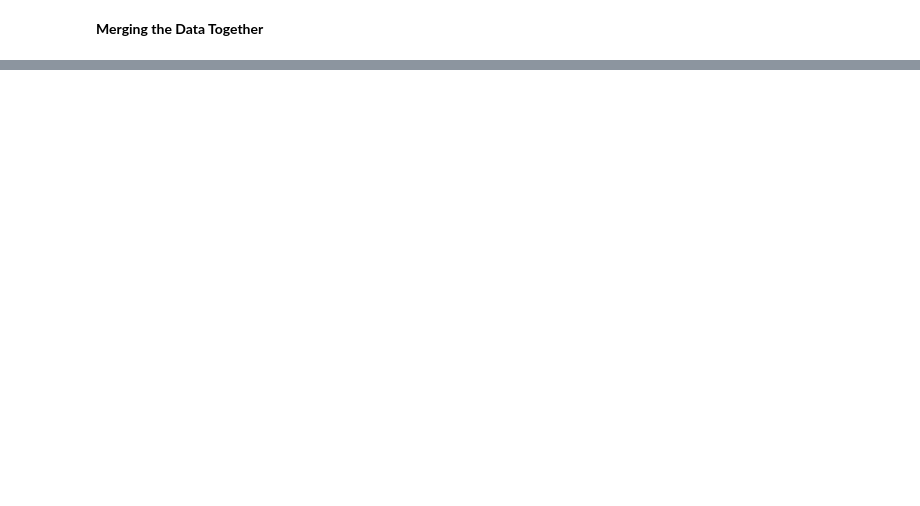
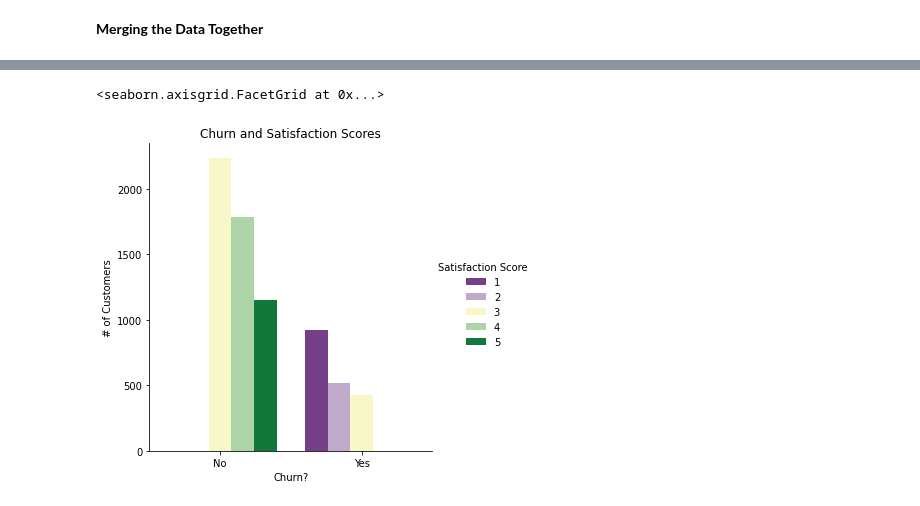
Before and after one commit to blakingtheice/Telco-Customer-Churn, a Jupyter notebook: Telco Customer Churn Analysis.ipynb, the cells around one changed output, grey strips where cells are left out. Cells and saved outputs as stored; diff of their text form; code cells hidden in the pictures; blank space fills up the shorter version.

```diff
--- a/Telco Customer Churn Analysis.ipynb
+++ b/Telco Customer Churn Analysis.ipynb
@@ -137,0 +76,4 @@ Stuff goes here
+# %%
+main_merge = main_data.merge(survey_data,how='left',on='Customer ID')
+main_merge.loc[main_merge['Total Charges'] == " ",'Total Charges'] = 0
+main_merge['Total Charges'] = pd.to_numeric(main_merge['Total Charges'])
@@ -137,0 +235,7 @@ Stuff goes here
+# %%
+score_palette = sns.color_palette(['#7b3294','#c2a5cf','#ffffbf','#a6dba0','#008837'])
+figure = sns.catplot(x='Churn Label',kind='count',hue='Satisfaction Score',palette=score_palette,data=main_merge)
+figure.set(title="Churn and Satisfaction Scores",xlabel="Churn?",ylabel='# of Customers')
+# %% [output]
+<seaborn.axisgrid.FacetGrid at 0x...>
+[figure, added]
```
Also changed, not shown: parts of 74 cells of this notebook.
